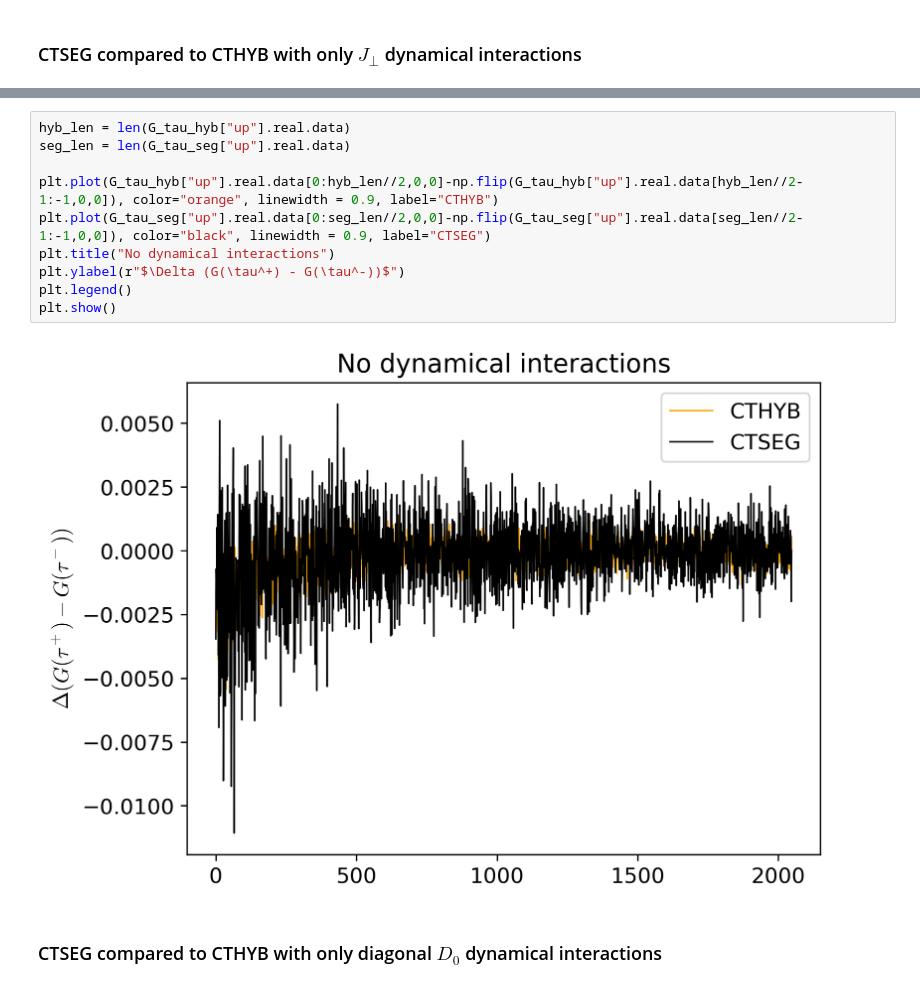
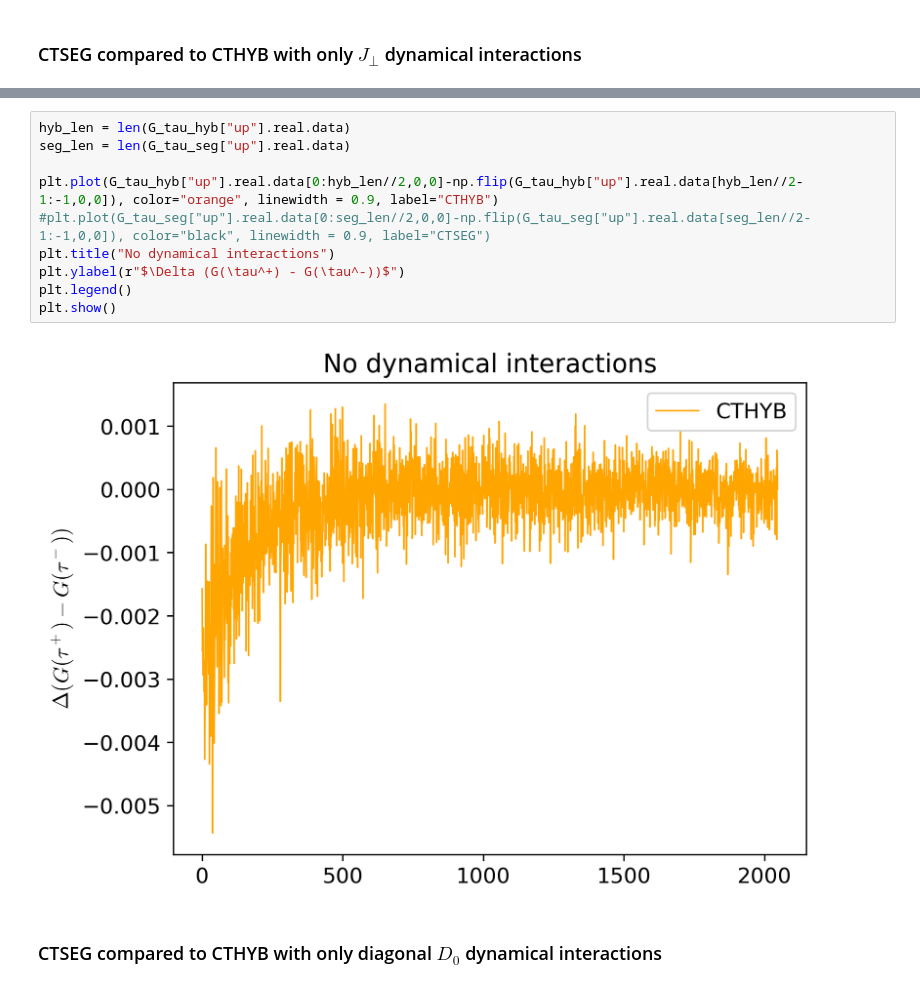
Before and after one commit to andrewkhardy/cthyb, a Jupyter notebook: benchmark/dynamic_int/CTHYB_Benchmarking.ipynb, the cells around one changed output, grey strips where cells are left out. Drawn from its saved outputs; the diff is of its cells as text.

```diff
--- a/benchmark/dynamic_int/CTHYB_Benchmarking.ipynb
+++ b/benchmark/dynamic_int/CTHYB_Benchmarking.ipynb
@@ -60,15 +60,15 @@ plt.show()
 # %%
 hyb_len = len(G_tau_hyb["up"].real.data)
 seg_len = len(G_tau_seg["up"].real.data)
 
 plt.plot(G_tau_hyb["up"].real.data[0:hyb_len//2,0,0]-np.flip(G_tau_hyb["up"].real.data[hyb_len//2-1:-1,0,0]), color="orange", linewidth = 0.9, label="CTHYB")
-plt.plot(G_tau_seg["up"].real.data[0:seg_len//2,0,0]-np.flip(G_tau_seg["up"].real.data[seg_len//2-1:-1,0,0]), color="black", linewidth = 0.9, label="CTSEG")
+#plt.plot(G_tau_seg["up"].real.data[0:seg_len//2,0,0]-np.flip(G_tau_seg["up"].real.data[seg_len//2-1:-1,0,0]), color="black", linewidth = 0.9, label="CTSEG")
 plt.title("No dynamical interactions")
 plt.ylabel(r"$\Delta (G(\tau^+) - G(\tau^-))$")
 plt.legend()
 plt.show()
 # %% [output]
-[figure, old version]
+[figure, new version]
 # %% [markdown]
 ### CTSEG compared to CTHYB with only diagonal $D_0$ dynamical interactions
 # %%
```
Also changed, not shown: parts of 1 cell of this notebook, 3 other files.
